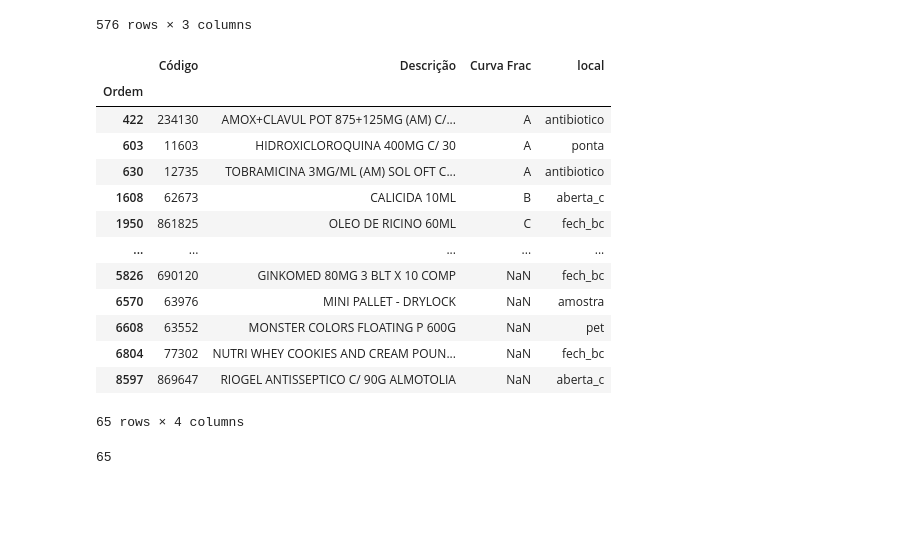
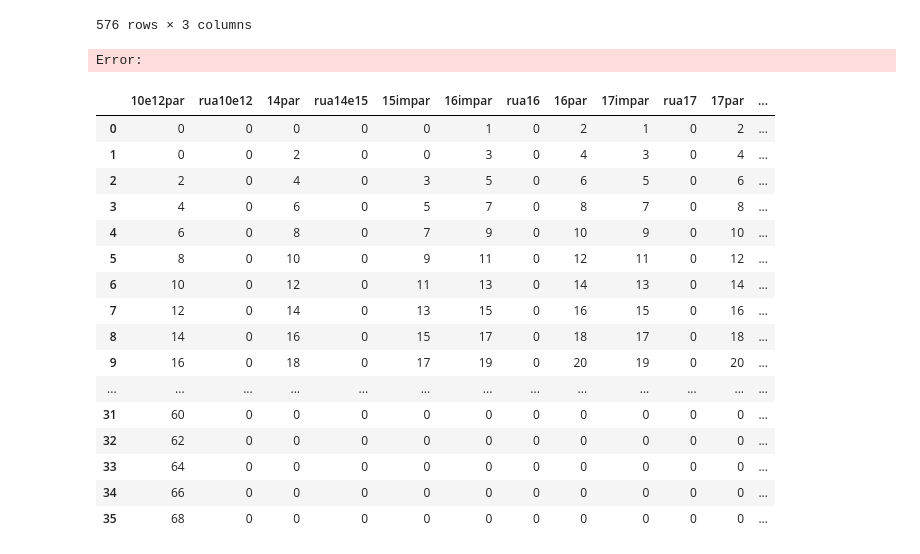
Before and after one commit to renandelamorena/Projeto_Curva_ABC, a Jupyter notebook: dashboard/dash_test.ipynb, the cells around one changed output. Saved outputs shown, nothing was run; the diff lists cells and outputs as text; code cells hidden in the pictures; blank space fills up the shorter version.

```diff
--- a/dashboard/dash_test.ipynb
+++ b/dashboard/dash_test.ipynb
@@ -50,21 +41,0 @@ total_tabela_sem_frac = tabela_sem_frac.shape[0]
-# %%
-tabela_sem_frac
-# %% [output]
-|  | Código | Descrição | Curva Frac | local |
-| Ordem |  |  |  |  |
-| 422 | 234130 | AMOX+CLAVUL POT 875+125MG (AM) C/... | A | antibiotico |
-| 603 | 11603 | HIDROXICLOROQUINA 400MG C/ 30 | A | ponta |
-| 630 | 12735 | TOBRAMICINA 3MG/ML (AM) SOL OFT C... | A | antibiotico |
-| 1608 | 62673 | CALICIDA 10ML | B | aberta_c |
-| 1950 | 861825 | OLEO DE RICINO 60ML | C | fech_bc |
-| ... | ... | ... | ... | ... |
-| 5826 | 690120 | GINKOMED 80MG 3 BLT X 10 COMP | NaN | fech_bc |
-| 6570 | 63976 | MINI PALLET - DRYLOCK | NaN | amostra |
-| 6608 | 63552 | MONSTER COLORS FLOATING P 600G | NaN | pet |
-| 6804 | 77302 | NUTRI WHEY COOKIES AND CREAM POUN... | NaN | fech_bc |
-| 8597 | 869647 | RIOGEL ANTISSEPTICO C/ 90G ALMOTOLIA | NaN | aberta_c |
-65 rows × 4 columns
-# %%
-total_tabela_sem_frac
-# %% [output]
-65
@@ -70,0 +46,24 @@ total_tabela_sem_frac
+# %%
+mapa_orientacao = pd.read_excel('..\mapa_orientacao.xlsx')
+# %% [output]
+Error:
+# %%
+mapa_orientacao
+# %% [output]
+|  | 10e12par | rua10e12 | 14par | rua14e15 | 15impar | 16impar | rua16 | 16par | 17impar | rua17 | 17par | ... |
+| 0 | 0 | 0 | 0 | 0 | 0 | 1 | 0 | 2 | 1 | 0 | 2 | ... |
+| 1 | 0 | 0 | 2 | 0 | 0 | 3 | 0 | 4 | 3 | 0 | 4 | ... |
+| 2 | 2 | 0 | 4 | 0 | 3 | 5 | 0 | 6 | 5 | 0 | 6 | ... |
+| 3 | 4 | 0 | 6 | 0 | 5 | 7 | 0 | 8 | 7 | 0 | 8 | ... |
+| 4 | 6 | 0 | 8 | 0 | 7 | 9 | 0 | 10 | 9 | 0 | 10 | ... |
+| 5 | 8 | 0 | 10 | 0 | 9 | 11 | 0 | 12 | 11 | 0 | 12 | ... |
+| 6 | 10 | 0 | 12 | 0 | 11 | 13 | 0 | 14 | 13 | 0 | 14 | ... |
+| 7 | 12 | 0 | 14 | 0 | 13 | 15 | 0 | 16 | 15 | 0 | 16 | ... |
+| 8 | 14 | 0 | 16 | 0 | 15 | 17 | 0 | 18 | 17 | 0 | 18 | ... |
+| 9 | 16 | 0 | 18 | 0 | 17 | 19 | 0 | 20 | 19 | 0 | 20 | ... |
+| ... | ... | ... | ... | ... | ... | ... | ... | ... | ... | ... | ... | ... |
+| 31 | 60 | 0 | 0 | 0 | 0 | 0 | 0 | 0 | 0 | 0 | 0 | ... |
+| 32 | 62 | 0 | 0 | 0 | 0 | 0 | 0 | 0 | 0 | 0 | 0 | ... |
+| 33 | 64 | 0 | 0 | 0 | 0 | 0 | 0 | 0 | 0 | 0 | 0 | ... |
+| 34 | 66 | 0 | 0 | 0 | 0 | 0 | 0 | 0 | 0 | 0 | 0 | ... |
+| 35 | 68 | 0 | 0 | 0 | 0 | 0 | 0 | 0 | 0 | 0 | 0 | ... |
```
Also changed, not shown: parts of 3 cells of this notebook, 4 other files.
